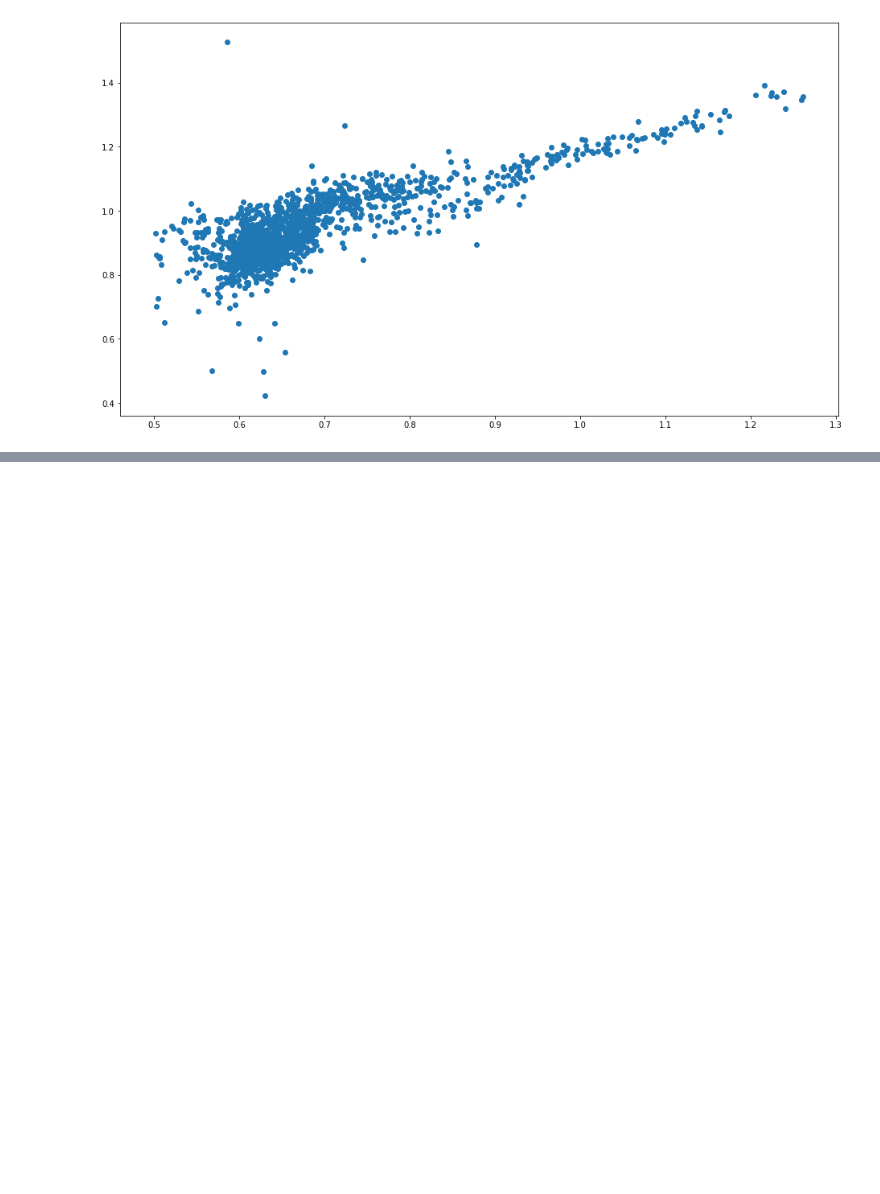
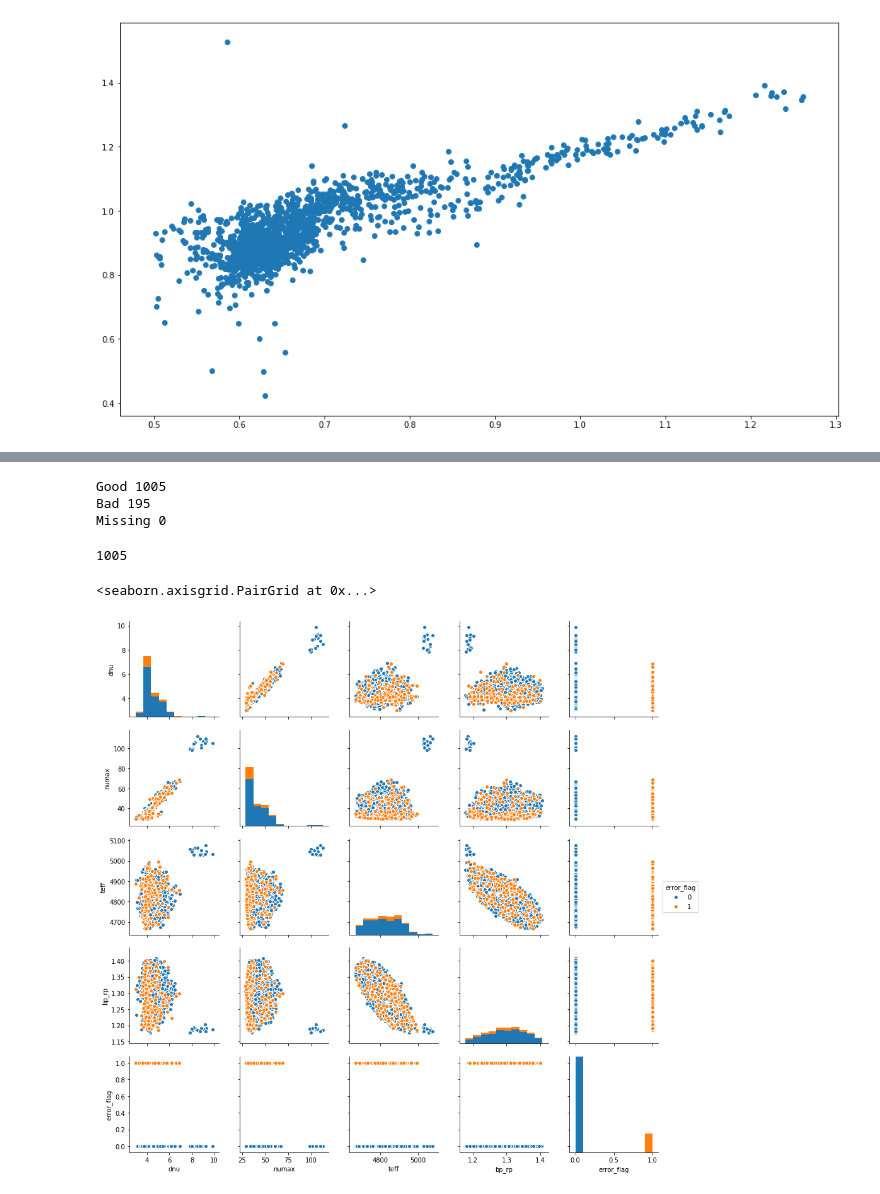
Before and after one commit to grd349/PBjam, a Jupyter notebook: pbjam/data/AddInYu.ipynb, the cells around one changed output, grey strips where cells are left out. Cells and saved outputs as stored; diff of their text form; code cells hidden in the pictures; blank space fills up the shorter version.

Commit message:
Stage 2 now in prior_data.csv. Created stage3

```diff
--- a/pbjam/data/AddInYu.ipynb
+++ b/pbjam/data/AddInYu.ipynb
@@ -159,0 +162,4 @@ ax.scatter(s1_prior.dnu, s1_prior.eps)
+# %%
+check = 'stage2_checked.csv'
+new_input = pd.read_csv(check)
+new_input.head()
@@ -159,0 +173,18 @@ ax.scatter(s1_prior.dnu, s1_prior.eps)
+# %%
+print(f'Good {len(new_input.loc[new_input.error_flag == 0])}')
+print(f'Bad {len(new_input.loc[new_input.error_flag == 1])}')
+print(f'Missing {len(new_input.loc[new_input.error_flag == -1])}')
+# %% [output]
+Good 1005
+Bad 195
+Missing 0
+# %%
+good = new_input.loc[new_input.error_flag == 0]
+print(len(good))
+# %% [output]
+1005
+# %%
+sns.pairplot(new_input[['dnu', 'numax', 'teff', 'bp_rp', 'error_flag']], hue='error_flag')
+# %% [output]
+<seaborn.axisgrid.PairGrid at 0x...>
+[figure, added]
```
Also changed, not shown: parts of 7 cells of this notebook, 3 other files.
